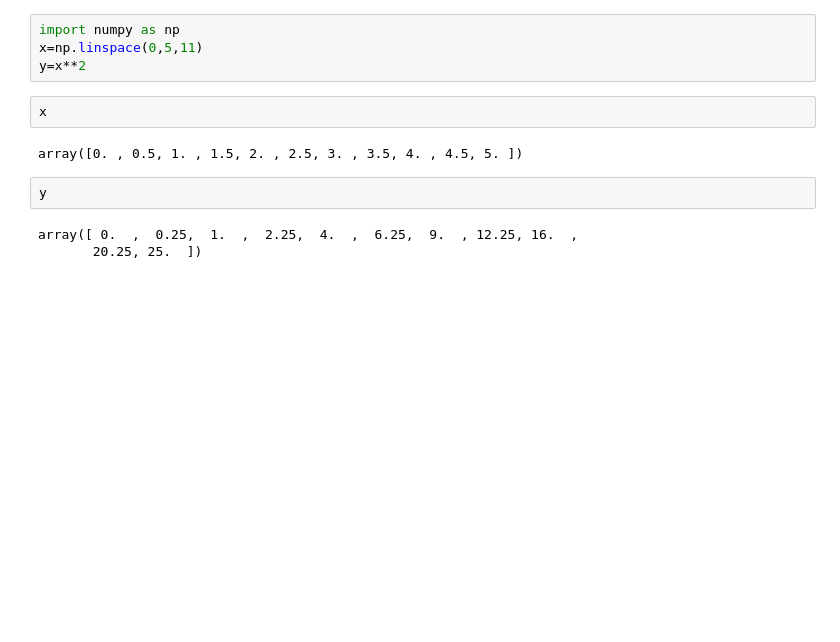
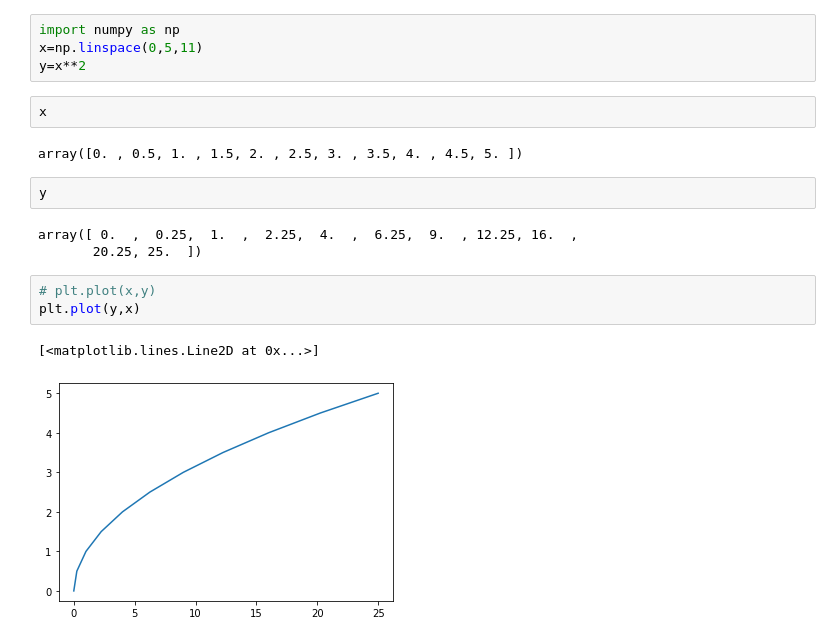
Before and after one commit to dreamer561/DataScience, a Jupyter notebook: Matplotlib.ipynb, the cells around one changed output. Cells and saved outputs as stored; diff of their text form; blank space fills up the shorter version.

```diff
--- a/Matplotlib.ipynb
+++ b/Matplotlib.ipynb
@@ -19,3 +19,9 @@ y
 # %% [output]
 array([ 0.  ,  0.25,  1.  ,  2.25,  4.  ,  6.25,  9.  , 12.25, 16.  ,
        20.25, 25.  ])
+# %%
+# plt.plot(x,y)
+plt.plot(y,x)
+# %% [output]
+[<matplotlib.lines.Line2D at 0x...>]
+[figure, added]
```
Also changed, not shown: parts of 25 cells of this notebook.
